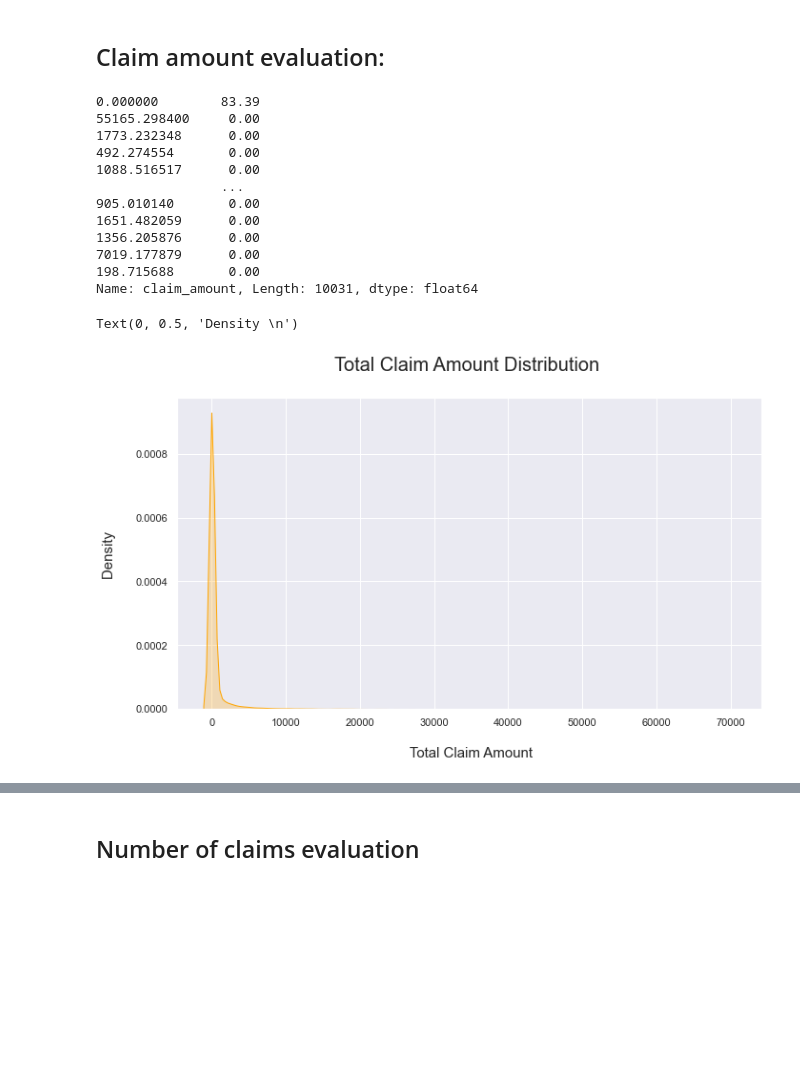
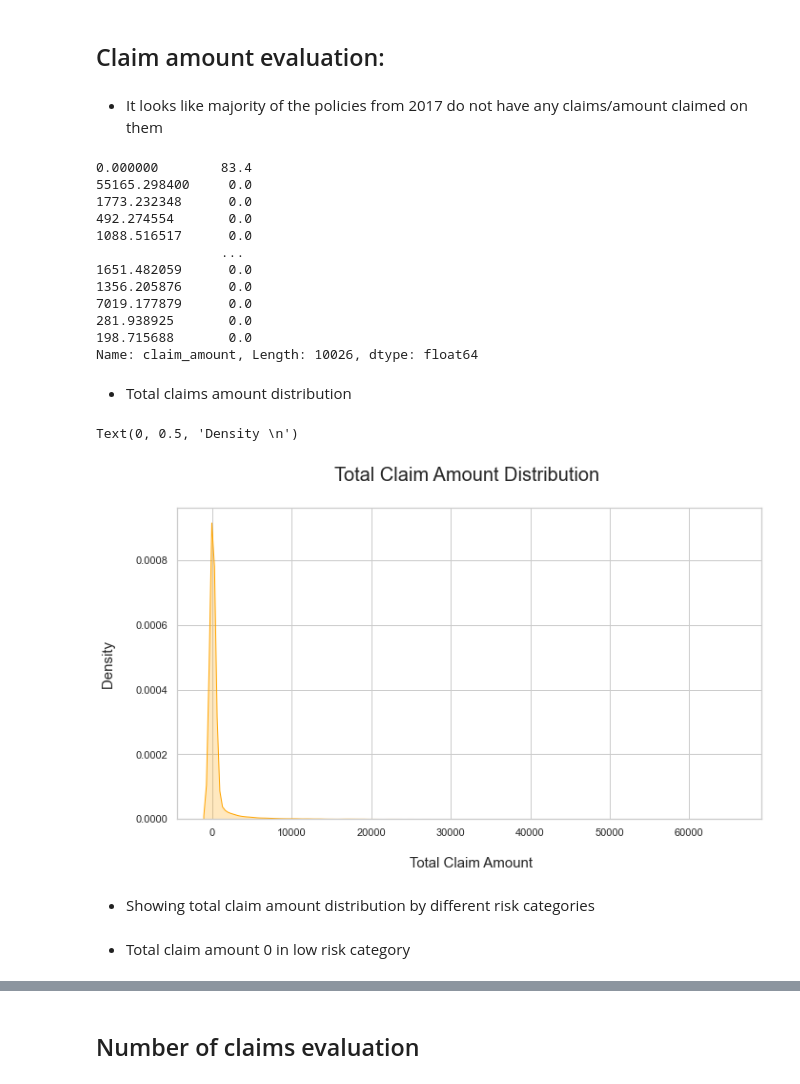
Before and after one commit to suhitasva/Auto_Insurance_Study, a Jupyter notebook: case_study_code_file.ipynb, the cells around one changed output, grey strips where cells are left out. Cells and saved outputs as stored; diff of their text form; code cells hidden in the pictures; blank space fills up the shorter version.

Commit message:
Evaluated gender, age, credit_score, traffic index and vehicle related categories.

```diff
--- a/case_study_code_file.ipynb
+++ b/case_study_code_file.ipynb
@@ -208,0 +221,2 @@ Series([], dtype: int64)
+# %%
+auto_policies_2017.drop(['pol_eff_dt', 'date_of_birth'], axis=1, inplace=True)
@@ -208,0 +268,3 @@ Series([], dtype: int64)
+# %%
+auto_potential_2018 = auto_potential_2018.drop(auto_potential_2018.index[[146, 5448]])
+auto_policies_2017 = auto_policies_2017.drop(auto_policies_2017.index[[22823, 8357, 10004, 13697, 43367, 55019]])
@@ -208,0 +273,4 @@ Series([], dtype: int64)
+# %%
+# plt.figure(figsize=(20, 20))
+sns.set(rc={"figure.figsize":(10, 10)})
+sns.heatmap(auto_policies_2017.corr())
@@ -208,0 +280,4 @@ Series([], dtype: int64)
+# %%
+# plt.figure(figsize=(20, 20))
+sns.set(rc={"figure.figsize":(10, 10)})
+sns.heatmap(auto_potential_2018.corr())
@@ -209,26 +287,31 @@ Series([], dtype: int64)
 # %% [markdown]
 ## Claim amount evaluation:
+# %% [markdown]
+- It looks like majority of the policies from 2017 do not have any claims/amount claimed on them
 # %%
 auto_policies_2017["claim_amount"].value_counts(normalize=True).round(4)*100
 # %% [output]
-0.000000        83.39
-55165.298400     0.00
-1773.232348      0.00
-492.274554       0.00
-1088.516517      0.00
+0.000000        83.4
+55165.298400     0.0
+1773.232348      0.0
+492.274554       0.0
+1088.516517      0.0
                 ...
-905.010140       0.00
-1651.482059      0.00
-1356.205876      0.00
-7019.177879      0.00
-198.715688       0.00
-Name: claim_amount, Length: 10031, dtype: float64
+1651.482059      0.0
+1356.205876      0.0
+7019.177879      0.0
+281.938925       0.0
+198.715688       0.0
+Name: claim_amount, Length: 10026, dtype: float64
+# %% [markdown]
+- Total claims amount distribution
 # %%
 sns.set(rc={"figure.figsize":(11, 6)})
+sns.set_theme(style='whitegrid')
 sns.kdeplot(auto_policies_2017["claim_amount"], shade = True, color="orange")\
             .set_title("Total Claim Amount Distribution \n",fontsize = 20)
 plt.xlabel("\n Total Claim Amount", fontsize = 15)
 plt.ylabel("Density \n", fontsize = 15)
 # %% [output]
 Text(0, 0.5, 'Density \n')
-[figure, old version]
+[figure, new version]
@@ -234,0 +321,4 @@ Text(0, 0.5, 'Density \n')
+# %% [markdown]
+- Showing total claim amount distribution by different risk categories
+# %% [markdown]
+- Total claim amount 0 in low risk category
```
Also changed, not shown: parts of 95 cells of this notebook.
